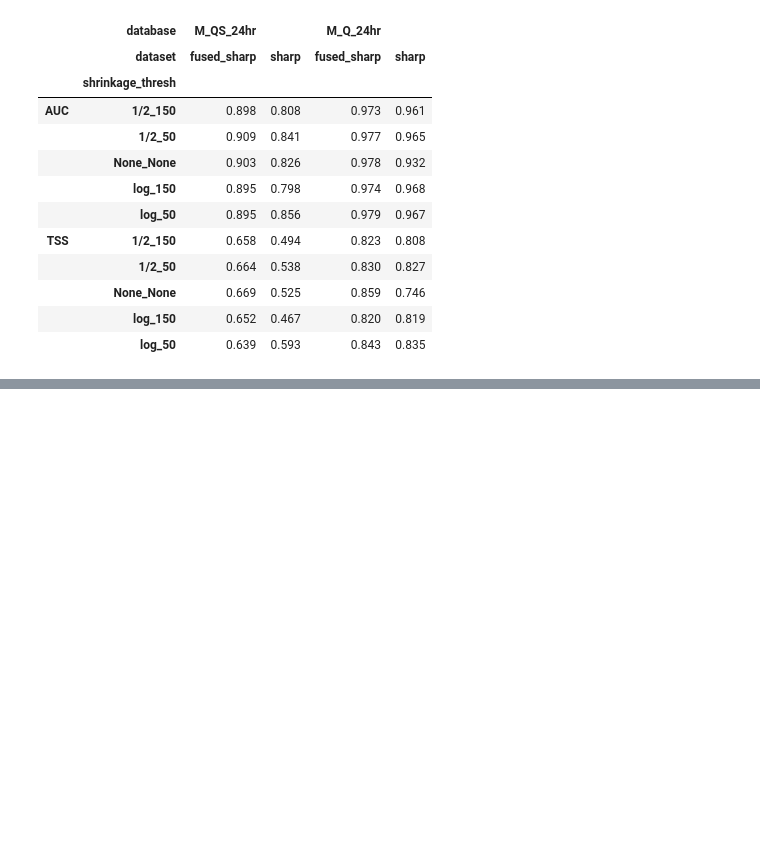
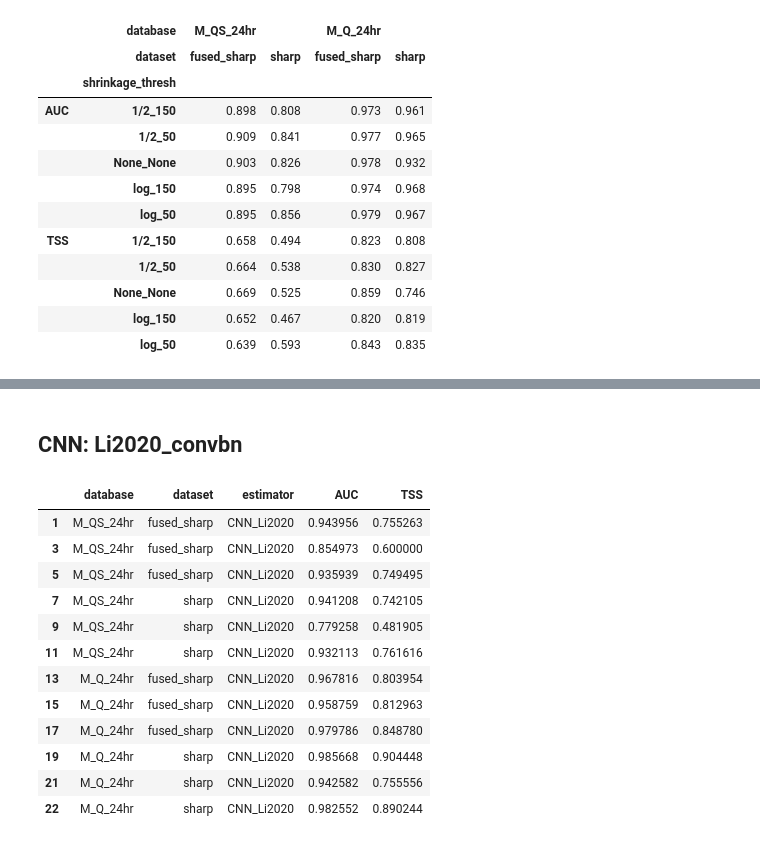
Before and after one commit to ZeyuSun/flare-prediction-smarp, a Jupyter notebook: notebooks/mlflow_results.ipynb, the cells around one changed output, grey strips where cells are left out. Drawn from its saved outputs; the diff is of its cells as text; code cells hidden in the pictures; blank space fills up the shorter version.

```diff
--- a/notebooks/mlflow_results.ipynb
+++ b/notebooks/mlflow_results.ipynb
@@ -647,0 +708,30 @@ style(_runs, by=['database', 'dataset', 'shrinkage_thresh'])
+# %% [markdown]
+## CNN: Li2020_convbn
+# %%
+columns = {
+    'tags.database_name': 'database',
+    'tags.dataset_name': 'dataset',
+    'tags.estimator_name': 'estimator',
+    #'params.DATA.SHRINKAGE': 'shrinkage',
+    #'params.DATA.THRESH': 'thresh',
+    'metrics.test/auc': 'AUC',
+    'metrics.test/tss': 'TSS',
+}
+rows = {}
+runs_raw = retrieve('CNN', 'Li2020_convbn')
+runs = select(runs_raw, columns, rows)
+runs
+# %% [output]
+|  | database | dataset | estimator | AUC | TSS |
+| 1 | M_QS_24hr | fused_sharp | CNN_Li2020 | 0.943956 | 0.755263 |
+| 3 | M_QS_24hr | fused_sharp | CNN_Li2020 | 0.854973 | 0.600000 |
+| 5 | M_QS_24hr | fused_sharp | CNN_Li2020 | 0.935939 | 0.749495 |
+| 7 | M_QS_24hr | sharp | CNN_Li2020 | 0.941208 | 0.742105 |
+| 9 | M_QS_24hr | sharp | CNN_Li2020 | 0.779258 | 0.481905 |
+| 11 | M_QS_24hr | sharp | CNN_Li2020 | 0.932113 | 0.761616 |
+| 13 | M_Q_24hr | fused_sharp | CNN_Li2020 | 0.967816 | 0.803954 |
+| 15 | M_Q_24hr | fused_sharp | CNN_Li2020 | 0.958759 | 0.812963 |
+| 17 | M_Q_24hr | fused_sharp | CNN_Li2020 | 0.979786 | 0.848780 |
+| 19 | M_Q_24hr | sharp | CNN_Li2020 | 0.985668 | 0.904448 |
+| 21 | M_Q_24hr | sharp | CNN_Li2020 | 0.942582 | 0.755556 |
+| 22 | M_Q_24hr | sharp | CNN_Li2020 | 0.982552 | 0.890244 |
```
Also changed, not shown: parts of 8 cells of this notebook.
